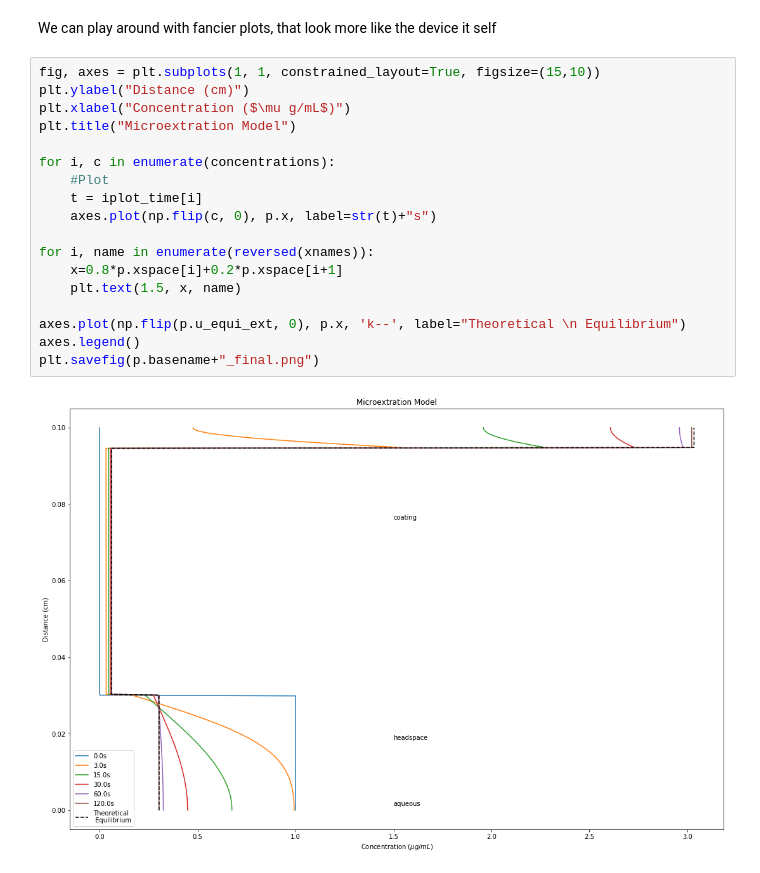
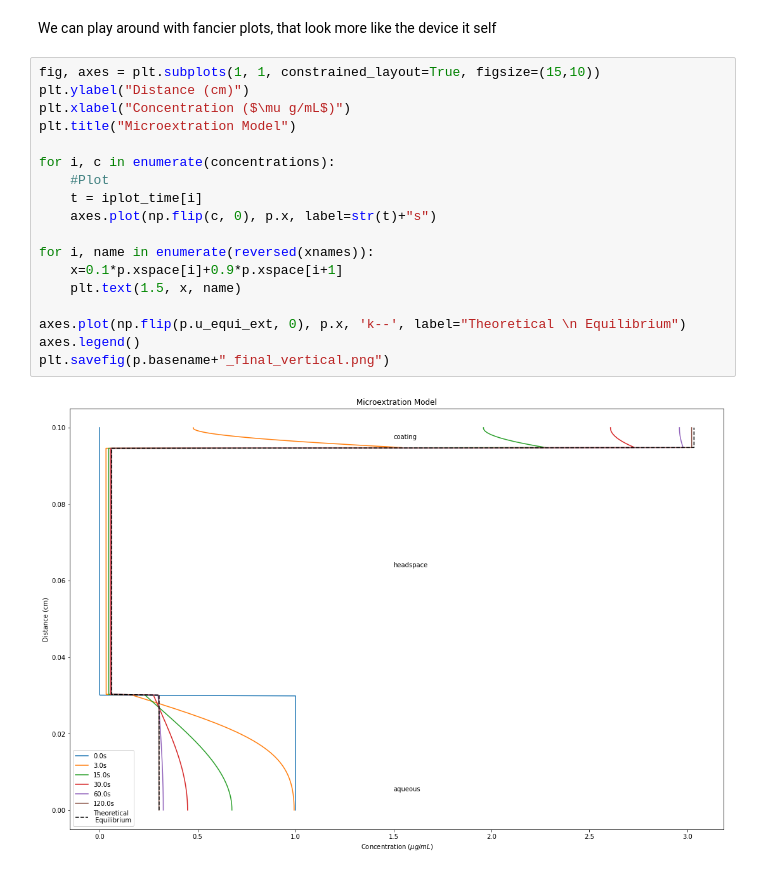
Before and after one commit to pedrospeixoto/SimEx, a Jupyter notebook: model.ipynb, the cells around one changed output. Cells and saved outputs as stored; diff of their text form.

Commit message:
now look of final figure

```diff
--- a/model.ipynb
+++ b/model.ipynb
@@ -164,20 +164,20 @@ We can play around with fancier plots, that look more like the device it self
 # %%
 fig, axes = plt.subplots(1, 1, constrained_layout=True, figsize=(15,10))
 plt.ylabel("Distance (cm)")
 plt.xlabel("Concentration ($\mu g/mL$)")
 plt.title("Microextration Model")
 
 for i, c in enumerate(concentrations):
     #Plot
     t = iplot_time[i]
     axes.plot(np.flip(c, 0), p.x, label=str(t)+"s")
 
 for i, name in enumerate(reversed(xnames)):
-    x=0.8*p.xspace[i]+0.2*p.xspace[i+1]
+    x=0.1*p.xspace[i]+0.9*p.xspace[i+1]
     plt.text(1.5, x, name)
 
 axes.plot(np.flip(p.u_equi_ext, 0), p.x, 'k--', label="Theoretical \n Equilibrium")
 axes.legend()
-plt.savefig(p.basename+"_final.png")
+plt.savefig(p.basename+"_final_vertical.png")
 # %% [output]
-[figure, old version]
+[figure, new version]
```
